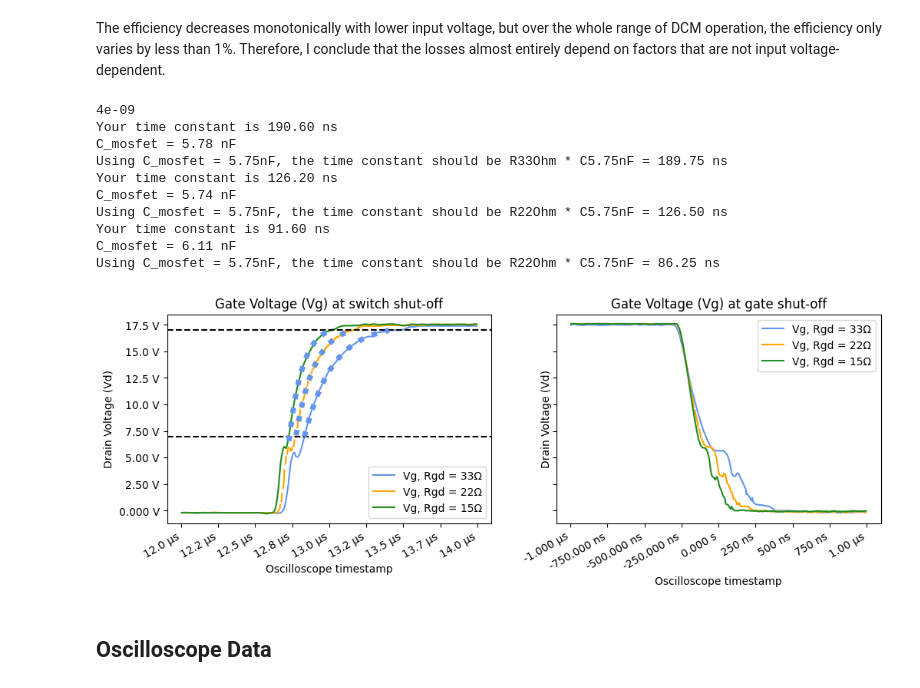
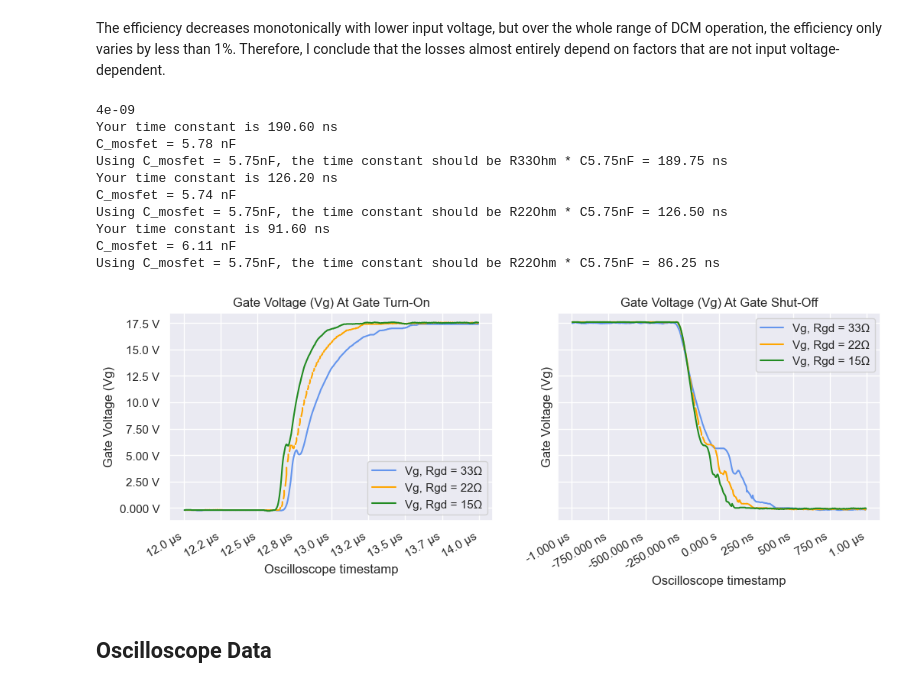
Before and after one commit to ianeyk/power-electronics, a Jupyter notebook: Lab 12/Lab12_report.ipynb, the cells around one changed output. Saved outputs shown, nothing was run; the diff lists cells and outputs as text; code cells hidden in the pictures.

Commit message:
wip making graphs

```diff
--- a/Lab 12/Lab12_report.ipynb
+++ b/Lab 12/Lab12_report.ipynb
@@ -8,6 +8,11 @@ from si_prefix import si_format
 import plecs_helper as helper
 %matplotlib
 %matplotlib inline
+
+import seaborn as sns
+sns.set_theme(context='notebook', style='darkgrid',
+              palette='deep', font='sans-serif',
+              font_scale=1, color_codes=True, rc=None)
 
 # Imports and setup
 from pint import UnitRegistry
@@ -60,18 +65,18 @@ df_lf_zoom = df[(df["t"] > -1e-6) & (df["t"] < 1e-6)]
 
 fig, (ax1, ax2) = plt.subplots(nrows = 1, ncols = 2, sharex = False, sharey = True, figsize = (12, 4))
 fig.autofmt_xdate()
-helper.axes_labels("Oscilloscope timestamp", "s", "Drain Voltage (Vd)", "V", title = "Gate Voltage (Vg) at switch shut-off", ax = ax1)
+helper.axes_labels("Oscilloscope timestamp", "s", "Gate Voltage (Vg)", "V", title = "Gate Voltage (Vg) At Gate Turn-On", ax = ax1)
 ax1.plot(df_hf_zoom["t"], df_hf_zoom["Vg_33"], color = "cornflowerblue", label = "Vg, Rgd = 33Ω")
 ax1.plot(df_hf_zoom["t"], df_hf_zoom["Vg_22"], color = "orange", label = "Vg, Rgd = 22Ω")
 ax1.plot(df_hf_zoom["t"], df_hf_zoom["Vg_15"], color = "forestgreen", label = "Vg, Rgd = 15Ω")
-ax1.axhline(7, linestyle = "dashed", color = "black")
-ax1.axhline(17, linestyle = "dashed", color = "black")
+# ax1.axhline(7, linestyle = "dashed", color = "black")
+# ax1.axhline(17, linestyle = "dashed", color = "black")
 # ax1.plot(df_hf_zoom["t"], df_hf_zoom["Vgdr_33"], color = "cornflowerblue", linestyle = "dashed", label = "Vgdr, Rgd = 33Ω")
 # ax1.plot(df_hf_zoom["t"], df_hf_zoom["Vgdr_22"], color = "orange", linestyle = "dashed", label = "Vgdr, Rgd = 22Ω")
 # ax1.plot(df_hf_zoom["t"], df_hf_zoom["Vgdr_15"], color = "forestgreen", linestyle = "dashed", label = "Vgdr, Rgd = 15Ω")
 ax1.legend(loc = "lower right")
 
-helper.axes_labels("Oscilloscope timestamp", "s", "Drain Voltage (Vd)", "V", title = "Gate Voltage (Vg) at gate shut-off", ax = ax2)
+helper.axes_labels("Oscilloscope timestamp", "s", "Gate Voltage (Vg)", "V", title = "Gate Voltage (Vg) At Gate Shut-Off", ax = ax2)
 ax2.plot(df_lf_zoom["t"], df_lf_zoom["Vg_33"], color = "cornflowerblue", label = "Vg, Rgd = 33Ω")
 ax2.plot(df_lf_zoom["t"], df_lf_zoom["Vg_22"], color = "orange", label = "Vg, Rgd = 22Ω")
 ax2.plot(df_lf_zoom["t"], df_lf_zoom["Vg_15"], color = "forestgreen", label = "Vg, Rgd = 15Ω")
@@ -101,43 +106,43 @@ C_nominal = 5.75 * units.nanofarad
 
 x_range_33 = (df_hf_zoom["Vg_33"] > 7) & (df_hf_zoom["Vg_33"] < 17)
 (x_back_33, y_back_33, a_exp) = get_upward_time_constant(df_hf_zoom["t"][x_range_33], df_hf_zoom["Vg_33"][x_range_33], asymptote = 17.5)
-ax1.plot(x_back_33, y_back_33, color = "cornflowerblue", linestyle = "dotted", linewidth = 5, label = "Vg, Rgd = 33Ω")
+# ax1.plot(x_back_33, y_back_33, color = "cornflowerblue", linestyle = "dotted", linewidth = 5, label = "Vg, Rgd = 33Ω")
 time_constant = units.Quantity(-1 / a_exp, units.second)
 print(f"Your time constant is {time_constant.to_compact(units.second)}")
 C_mosfet = time_constant / (33 * units.ohm)
 print(f"C_mosfet = {C_mosfet.to_compact(units.farad)}")
 print(f"Using C_mosfet = 5.75nF, the time constant should be R33Ohm * C5.75nF = {(33 * units.ohm * C_nominal).to_compact(units.second)}")
 
 
 x_range_22 = (df_hf_zoom["Vg_22"] > 7) & (df_hf_zoom["Vg_22"] < 17)
 (x_back_22, y_back_22, a_exp) = get_upward_time_constant(df_hf_zoom["t"][x_range_22], df_hf_zoom["Vg_22"][x_range_22], asymptote = 17.5)
-ax1.plot(x_back_22, y_back_22, color = "cornflowerblue", linestyle = "dotted", linewidth = 5, label = "Vg, Rgd = 22Ω")
+# ax1.plot(x_back_22, y_back_22, color = "cornflowerblue", linestyle = "dotted", linewidth = 5, label = "Vg, Rgd = 22Ω")
 time_constant = units.Quantity(-1 / a_exp, units.second)
 print(f"Your time constant is {time_constant.to_compact(units.second)}")
 C_mosfet = time_constant / (22 * units.ohm)
 print(f"C_mosfet = {C_mosfet.to_compact(units.farad)}")
 print(f"Using C_mosfet = 5.75nF, the time constant should be R22Ohm * C5.75nF = {(22 * units.ohm * C_nominal).to_compact(units.second)}")
 
 x_range_15 = (df_hf_zoom["Vg_15"] > 7) & (df_hf_zoom["Vg_15"] < 17)
 (x_back_15, y_back_15, a_exp) = get_upward_time_constant(df_hf_zoom["t"][x_range_15], df_hf_zoom["Vg_15"][x_range_15], asymptote = 17.5)
-ax1.plot(x_back_15, y_back_15, color = "cornflowerblue", linestyle = "dotted", linewidth = 5, label = "Vg, Rgd = 15Ω")
+# ax1.plot(x_back_15, y_back_15, color = "cornflowerblue", linestyle = "dotted", linewidth = 5, label = "Vg, Rgd = 15Ω")
 time_constant = units.Quantity(-1 / a_exp, units.second)
 print(f"Your time constant is {time_constant.to_compact(units.second)}")
 C_mosfet = time_constant / (15 * units.ohm)
 print(f"C_mosfet = {C_mosfet.to_compact(units.farad)}")
 print(f"Using C_mosfet = 5.75nF, the time constant should be R22Ohm * C5.75nF = {(15 * units.ohm * C_nominal).to_compact(units.second)}")
 # %% [output]
 4e-09
 Your time constant is 190.60 ns
 C_mosfet = 5.78 nF
 Using C_mosfet = 5.75nF, the time constant should be R33Ohm * C5.75nF = 189.75 ns
 Your time constant is 126.20 ns
 C_mosfet = 5.74 nF
 Using C_mosfet = 5.75nF, the time constant should be R22Ohm * C5.75nF = 126.50 ns
 Your time constant is 91.60 ns
 C_mosfet = 6.11 nF
 Using C_mosfet = 5.75nF, the time constant should be R22Ohm * C5.75nF = 86.25 ns
-[figure, old version]
+[figure, new version]
 # %% [markdown]
 ## Oscilloscope Data
 # %%
```
Also changed, not shown: parts of 2 cells of this notebook, 1 other file.
